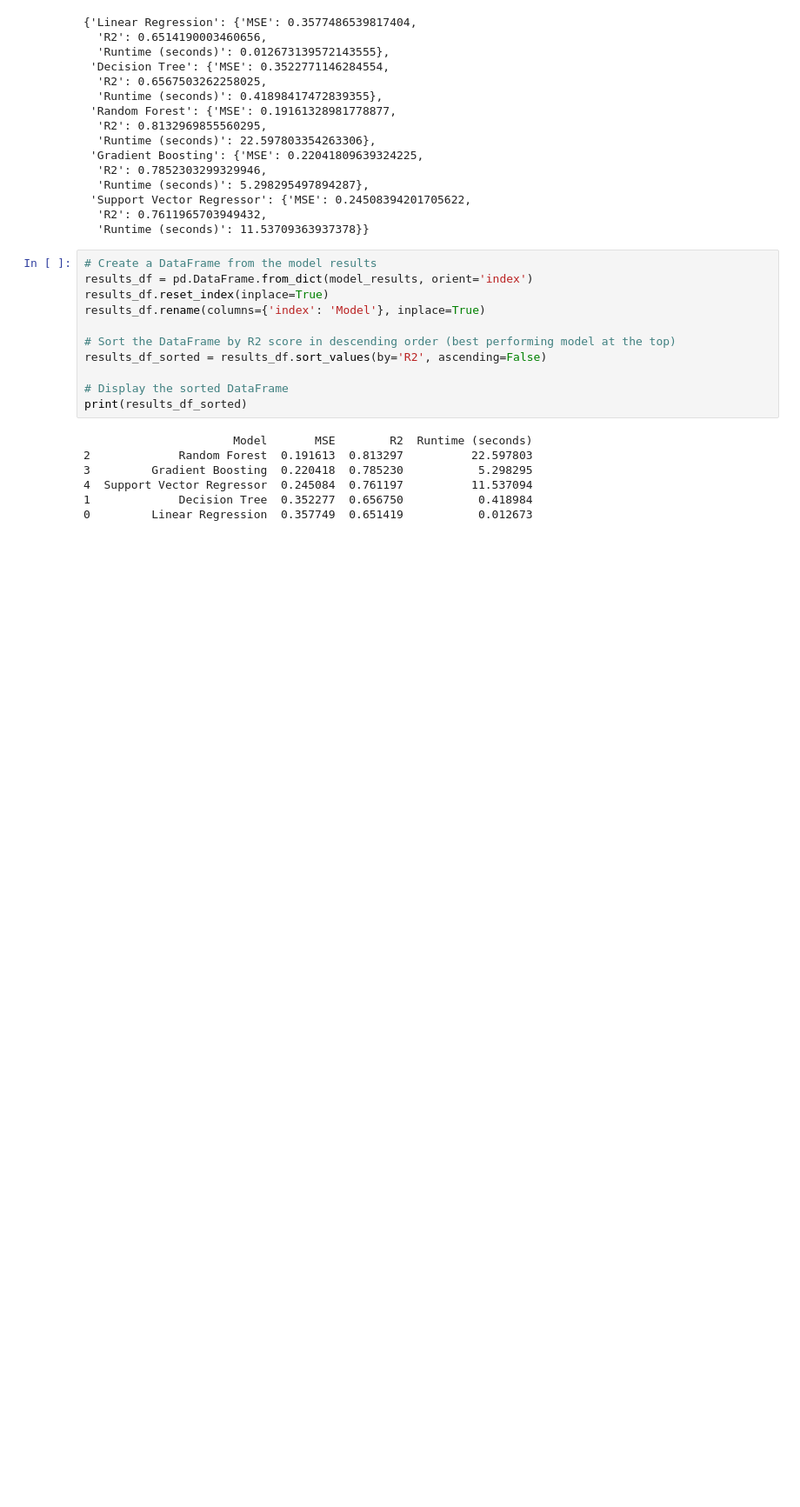
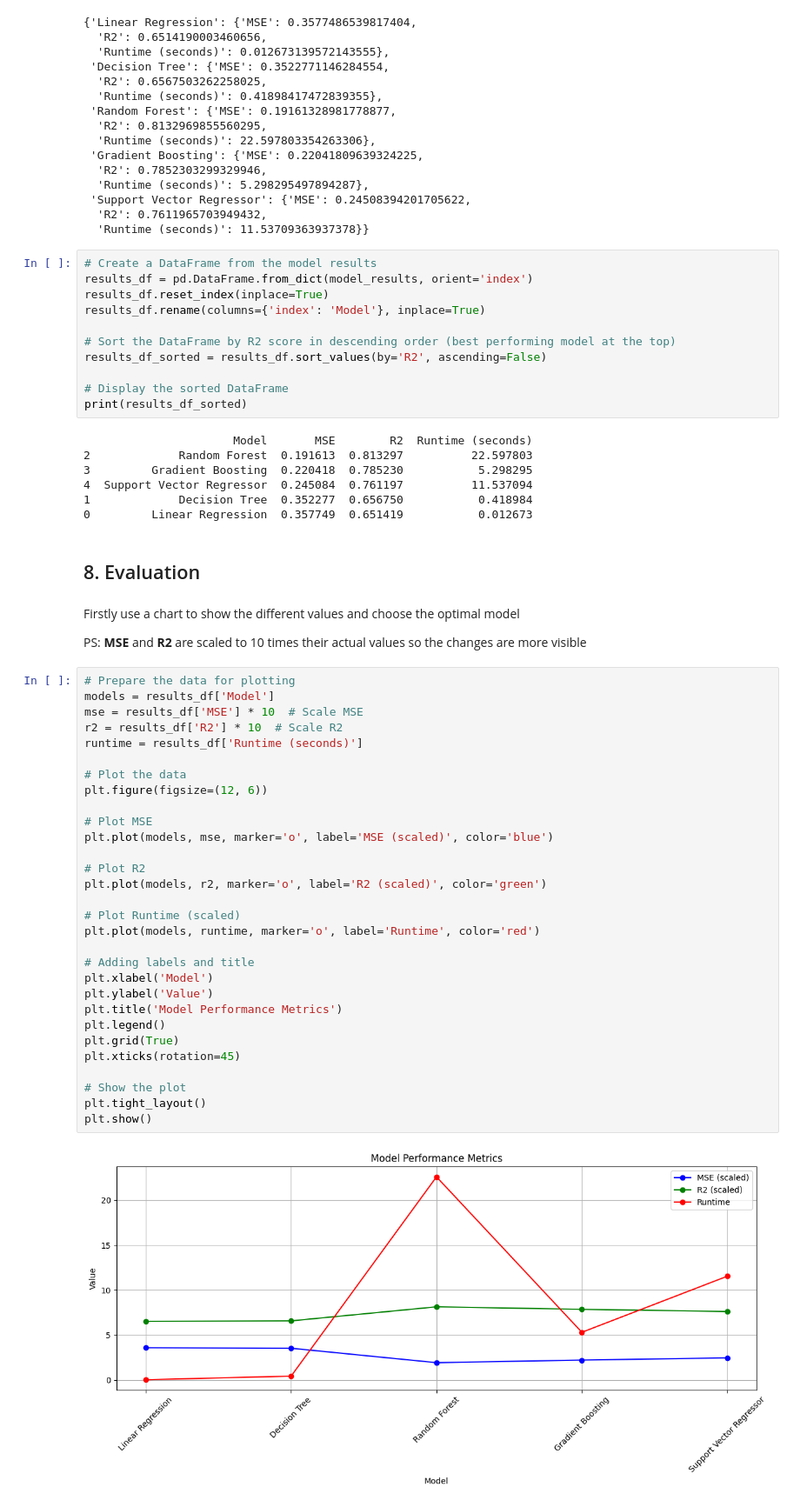
Before and after one commit to JoshuaPaul-lasisi/House-Price-Prediction, a Jupyter notebook: notebook.ipynb, the cells around one changed output. Shown at 87% size. Cells and saved outputs as stored; diff of their text form; blank space fills up the shorter version.

Commit message:
feature/evaluation

```diff
--- a/notebook.ipynb
+++ b/notebook.ipynb
@@ -371,3 +371,41 @@ print(results_df_sorted)
 4  Support Vector Regressor  0.245084  0.761197          11.537094
 1             Decision Tree  0.352277  0.656750           0.418984
 0         Linear Regression  0.357749  0.651419           0.012673
+# %% [markdown]
+## 8. Evaluation
+# %% [markdown]
+Firstly use a chart to show the different values and choose the optimal model
+
+PS: **MSE** and **R2** are scaled to 10 times their actual values so the changes are more visible
+# %%
+# Prepare the data for plotting
+models = results_df['Model']
+mse = results_df['MSE'] * 10  # Scale MSE
+r2 = results_df['R2'] * 10  # Scale R2
+runtime = results_df['Runtime (seconds)']
+
+# Plot the data
+plt.figure(figsize=(12, 6))
+
+# Plot MSE
+plt.plot(models, mse, marker='o', label='MSE (scaled)', color='blue')
+
+# Plot R2
+plt.plot(models, r2, marker='o', label='R2 (scaled)', color='green')
+
+# Plot Runtime (scaled)
+plt.plot(models, runtime, marker='o', label='Runtime', color='red')
+
+# Adding labels and title
+plt.xlabel('Model')
+plt.ylabel('Value')
+plt.title('Model Performance Metrics')
+plt.legend()
+plt.grid(True)
+plt.xticks(rotation=45)
+
+# Show the plot
+plt.tight_layout()
+plt.show()
+# %% [output]
+[figure, added]
```
Also changed, not shown: parts of 3 cells of this notebook.
